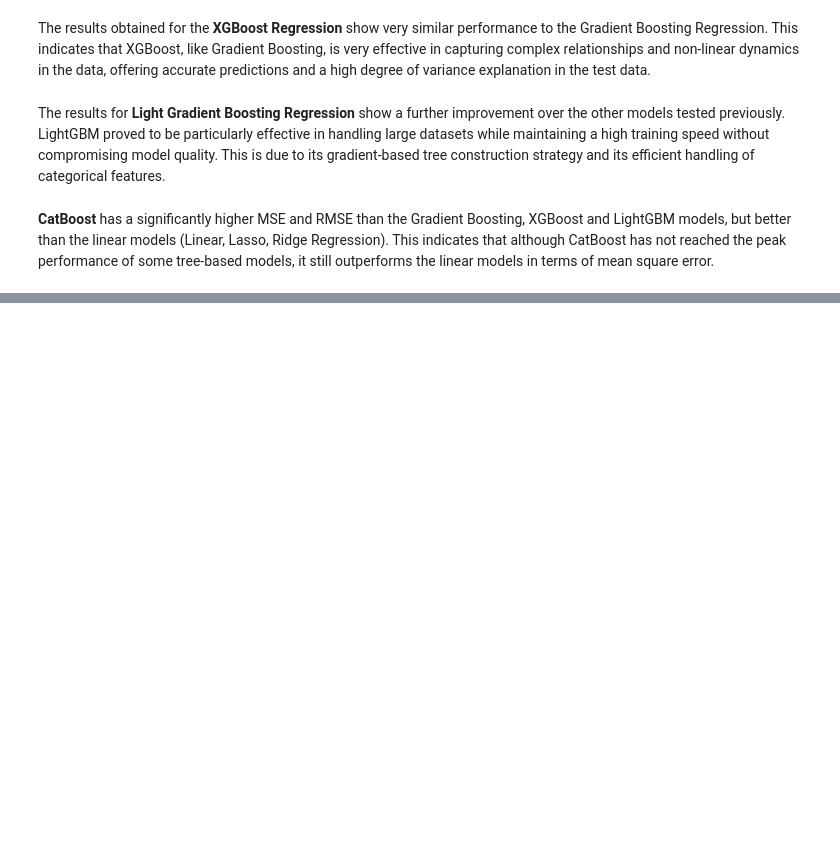
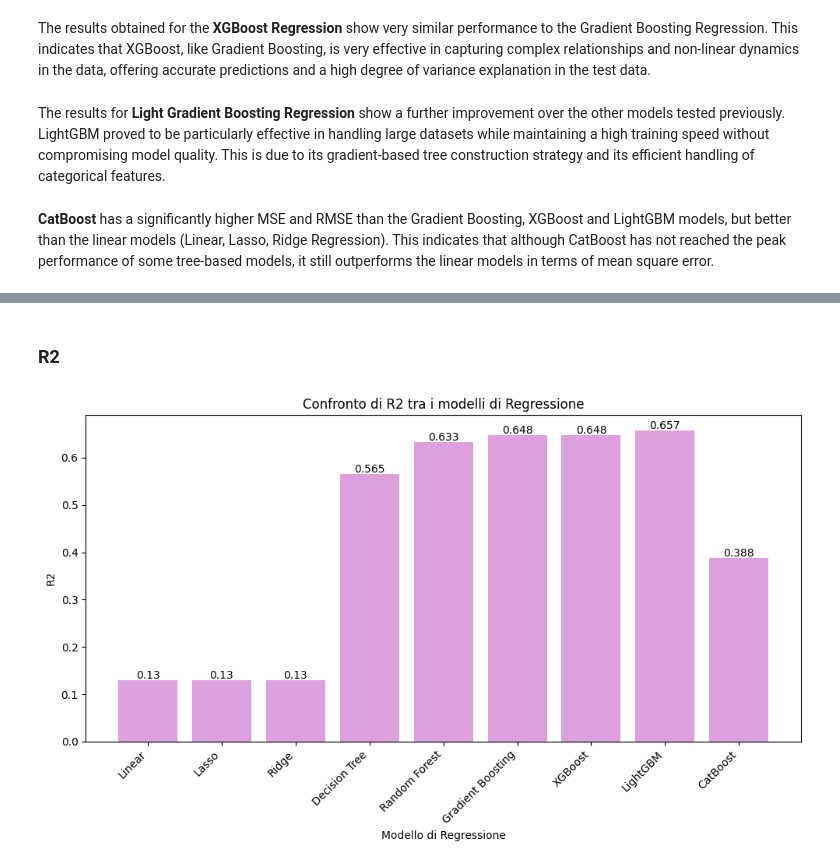
Before and after one commit to Zarmina97/ML_demo_google2, a Jupyter notebook: feature engineering & models.ipynb, the cells around one changed output, grey strips where cells are left out. Drawn from its saved outputs; the diff is of its cells as text; code cells hidden in the pictures; blank space fills up the shorter version.

```diff
--- a/feature engineering & models.ipynb
+++ b/feature engineering & models.ipynb
@@ -409,0 +511,24 @@ The results for **Light Gradient Boosting Regression** show a further improvemen
+# %% [markdown]
+### R2
+# %%
+r2_values = [0.130, 0.130, 0.130, 0.565, 0.633, 0.648, 0.648, 0.657, 0.388]# Creazione del grafico a barre
+plt.figure(figsize=(10, 6))
+
+bars = plt.bar(models, r2_values, color='plum')
+
+# Aggiunta del valore esatto su ogni barra
+for bar in bars:
+    yval = bar.get_height()
+    plt.text(bar.get_x() + bar.get_width()/2.0, yval+0.01,yval, va='center', ha='center') # arrotondato a 2 cifre decimali
+
+plt.xlabel('Modello di Regressione')
+plt.ylabel('R2')
+plt.title('Confronto di R2 tra i modelli di Regressione')
+plt.xticks(rotation=45, ha="right")
+plt.tight_layout()
+
+# Mostrare il grafico
+plt.savefig('res/models plots/R2_comparison.png')
+plt.show()
+# %% [output]
+[figure, added]
```
Also changed, not shown: parts of 11 cells of this notebook, 20 other files.
